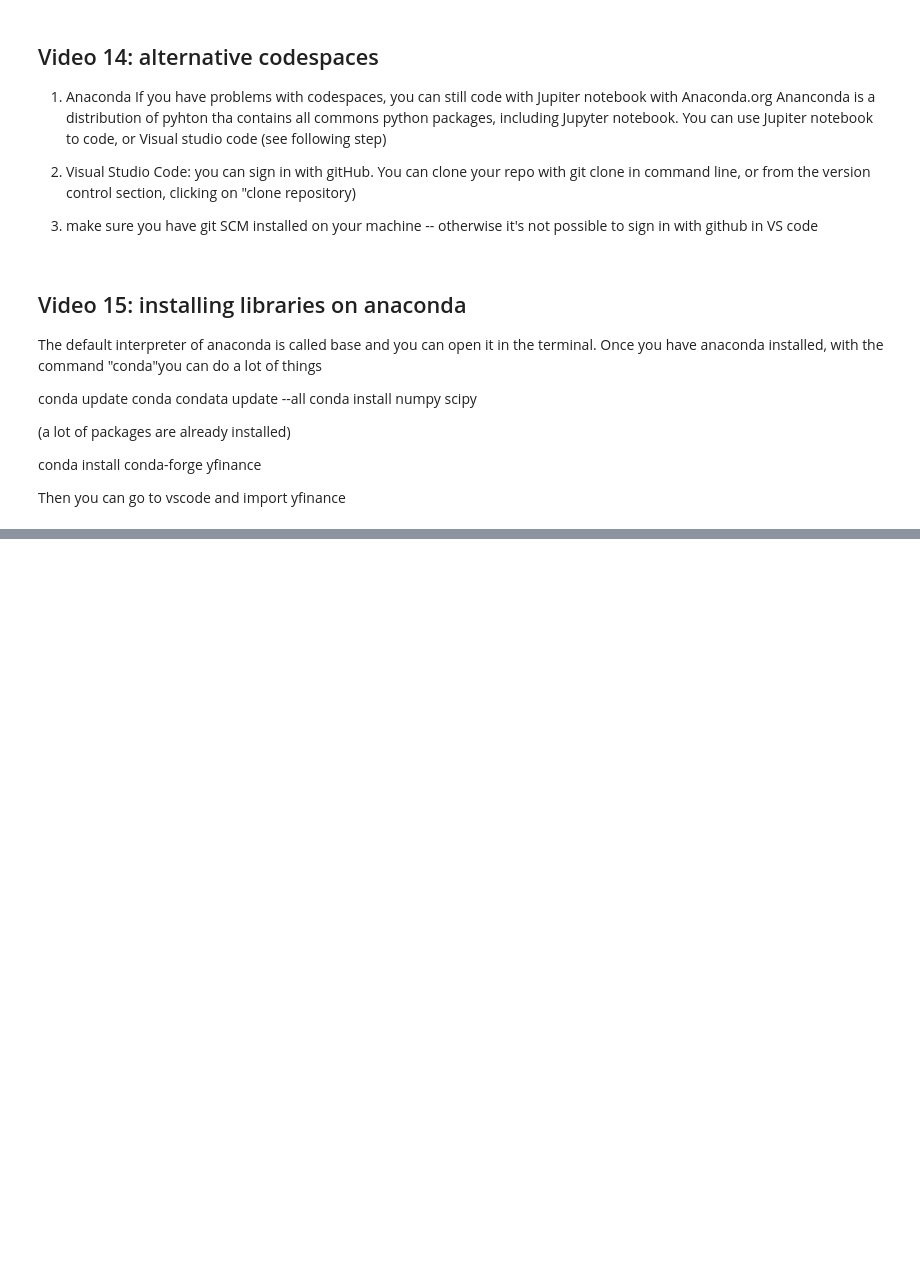
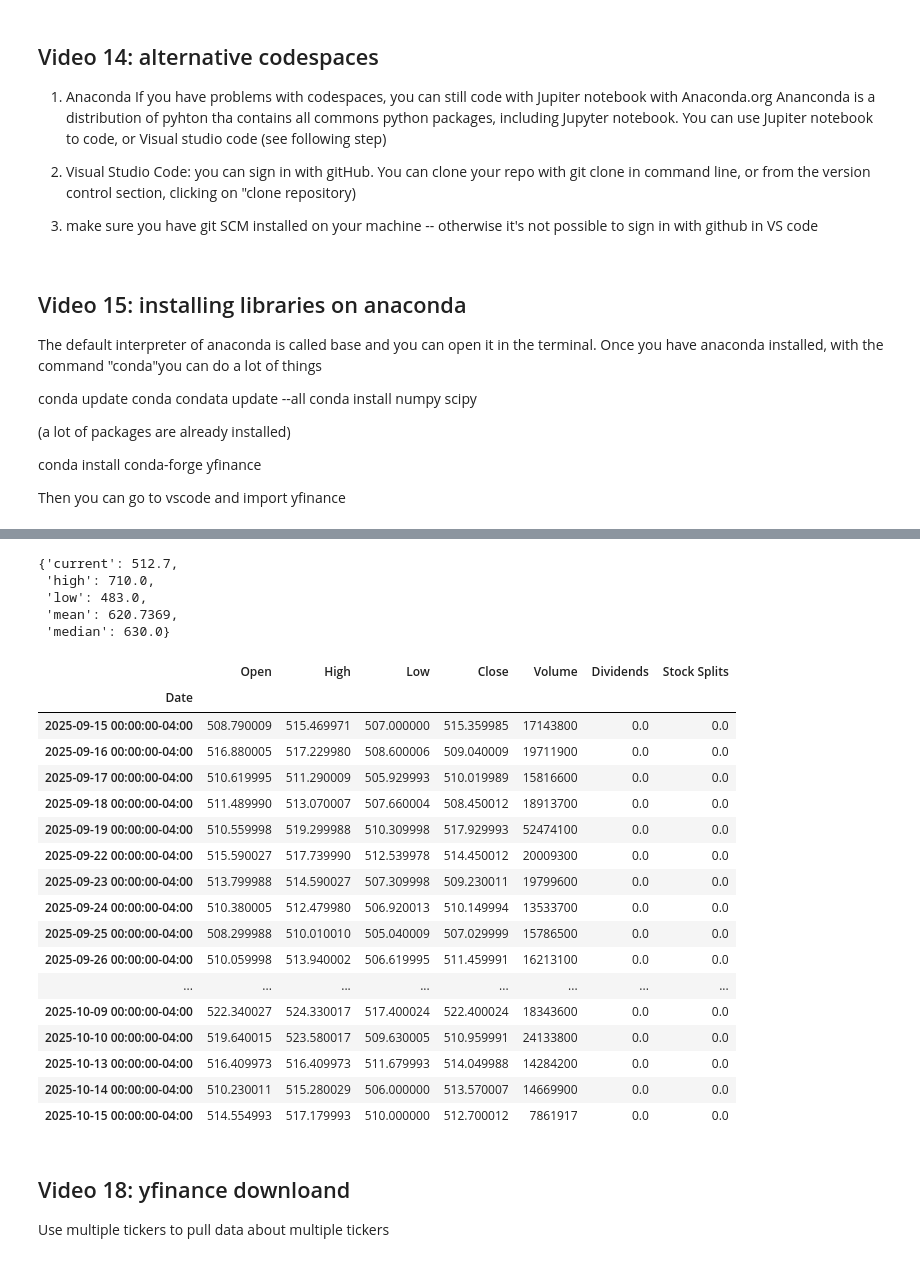
Before and after one commit to irenecelebrin/computer-infrastructure, a Jupyter notebook: roughwork/notes.ipynb, the cells around one changed output, grey strips where cells are left out. Drawn from its saved outputs; the diff is of its cells as text; code cells hidden in the pictures; blank space fills up the shorter version.

```diff
--- a/roughwork/notes.ipynb
+++ b/roughwork/notes.ipynb
@@ -159,0 +185,6 @@ yf.download("AAPL", start="2020-01-01", end="2020-04-30")
+# %%
+# get data for Microsoft ticker
+dat = yf.Ticker("MSFT")
+
+# show
+dat
@@ -159,0 +229,35 @@ yf.download("AAPL", start="2020-01-01", end="2020-04-30")
+# %%
+# what is this??
+dat.analyst_price_targets
+# %% [output]
+{'current': 512.7,
+ 'high': 710.0,
+ 'low': 483.0,
+ 'mean': 620.7369,
+ 'median': 630.0}
+# %%
+# returns a dataframe of stock market data in the past month
+dat.history(period='1mo')
+# %% [output]
+|  | Open | High | Low | Close | Volume | Dividends | Stock Splits |
+| Date |  |  |  |  |  |  |  |
+| 2025-09-15 00:00:00-04:00 | 508.790009 | 515.469971 | 507.000000 | 515.359985 | 17143800 | 0.0 | 0.0 |
+| 2025-09-16 00:00:00-04:00 | 516.880005 | 517.229980 | 508.600006 | 509.040009 | 19711900 | 0.0 | 0.0 |
+| 2025-09-17 00:00:00-04:00 | 510.619995 | 511.290009 | 505.929993 | 510.019989 | 15816600 | 0.0 | 0.0 |
+| 2025-09-18 00:00:00-04:00 | 511.489990 | 513.070007 | 507.660004 | 508.450012 | 18913700 | 0.0 | 0.0 |
+| 2025-09-19 00:00:00-04:00 | 510.559998 | 519.299988 | 510.309998 | 517.929993 | 52474100 | 0.0 | 0.0 |
+| 2025-09-22 00:00:00-04:00 | 515.590027 | 517.739990 | 512.539978 | 514.450012 | 20009300 | 0.0 | 0.0 |
+| 2025-09-23 00:00:00-04:00 | 513.799988 | 514.590027 | 507.309998 | 509.230011 | 19799600 | 0.0 | 0.0 |
+| 2025-09-24 00:00:00-04:00 | 510.380005 | 512.479980 | 506.920013 | 510.149994 | 13533700 | 0.0 | 0.0 |
+| 2025-09-25 00:00:00-04:00 | 508.299988 | 510.010010 | 505.040009 | 507.029999 | 15786500 | 0.0 | 0.0 |
+| 2025-09-26 00:00:00-04:00 | 510.059998 | 513.940002 | 506.619995 | 511.459991 | 16213100 | 0.0 | 0.0 |
+| ... | ... | ... | ... | ... | ... | ... | ... |
+| 2025-10-09 00:00:00-04:00 | 522.340027 | 524.330017 | 517.400024 | 522.400024 | 18343600 | 0.0 | 0.0 |
+| 2025-10-10 00:00:00-04:00 | 519.640015 | 523.580017 | 509.630005 | 510.959991 | 24133800 | 0.0 | 0.0 |
+| 2025-10-13 00:00:00-04:00 | 516.409973 | 516.409973 | 511.679993 | 514.049988 | 14284200 | 0.0 | 0.0 |
+| 2025-10-14 00:00:00-04:00 | 510.230011 | 515.280029 | 506.000000 | 513.570007 | 14669900 | 0.0 | 0.0 |
+| 2025-10-15 00:00:00-04:00 | 514.554993 | 517.179993 | 510.000000 | 512.700012 | 7861917 | 0.0 | 0.0 |
+# %% [markdown]
+## Video 18: yfinance downloand
+
+Use multiple tickers to pull data about multiple tickers
```
Also changed, not shown: parts of 11 cells of this notebook.
